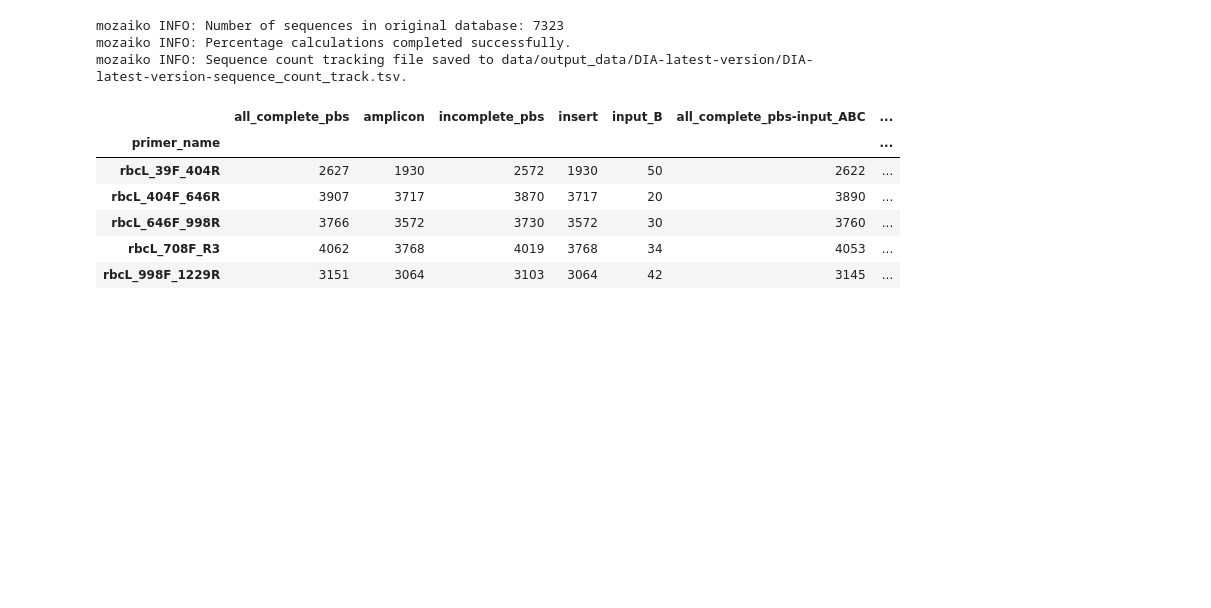
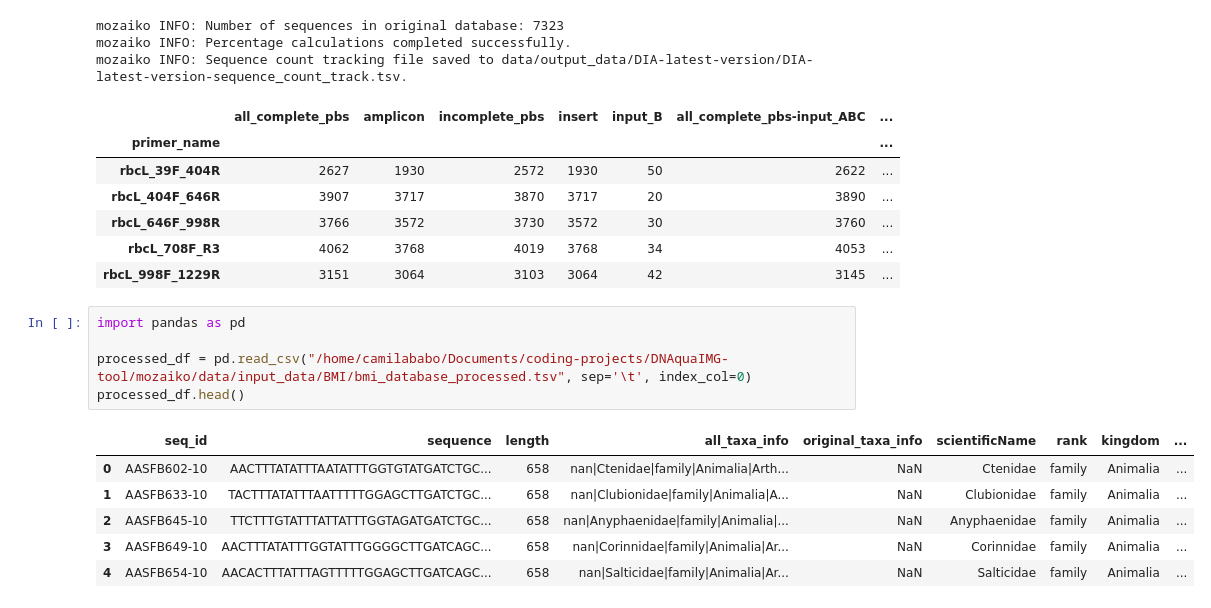
Before and after one commit to CIBIO-BU/mozaiko, a Jupyter notebook: draft.ipynb, the cells around one changed output. Drawn from its saved outputs; the diff is of its cells as text; blank space fills up the shorter version.

```diff
--- a/draft.ipynb
+++ b/draft.ipynb
@@ -5382,3 +5382,15 @@ mozaiko INFO: Sequence count tracking file saved to data/output_data/DIA-latest-
 | rbcL_646F_998R | 3766 | 3572 | 3730 | 3572 | 30 | 3760 | ... |
 | rbcL_708F_R3 | 4062 | 3768 | 4019 | 3768 | 34 | 4053 | ... |
 | rbcL_998F_1229R | 3151 | 3064 | 3103 | 3064 | 42 | 3145 | ... |
+# %%
+import pandas as pd
+
+processed_df = pd.read_csv("/home/camilababo/Documents/coding-projects/DNAquaIMG-tool/mozaiko/data/input_data/BMI/bmi_database_processed.tsv", sep='\t', index_col=0)
+processed_df.head()
+# %% [output]
+|  | seq_id | sequence | length | all_taxa_info | original_taxa_info | scientificName | rank | kingdom | ... |
+| 0 | AASFB602-10 | AACTTTATATTTAATATTTGGTGTATGATCTGC... | 658 | nan|Ctenidae|family|Animalia|Arth... | NaN | Ctenidae | family | Animalia | ... |
+| 1 | AASFB633-10 | TACTTTATATTTAATTTTTGGAGCTTGATCTGC... | 658 | nan|Clubionidae|family|Animalia|A... | NaN | Clubionidae | family | Animalia | ... |
+| 2 | AASFB645-10 | TTCTTTGTATTTATTATTTGGTAGATGATCTGC... | 658 | nan|Anyphaenidae|family|Animalia|... | NaN | Anyphaenidae | family | Animalia | ... |
+| 3 | AASFB649-10 | AACTTTATATTTGGTATTTGGGGCTTGATCAGC... | 658 | nan|Corinnidae|family|Animalia|Ar... | NaN | Corinnidae | family | Animalia | ... |
+| 4 | AASFB654-10 | AACACTTTATTTAGTTTTTGGAGCTTGATCAGC... | 658 | nan|Salticidae|family|Animalia|Ar... | NaN | Salticidae | family | Animalia | ... |
```
Also changed, not shown: parts of 14 cells of this notebook, 3 other files.
